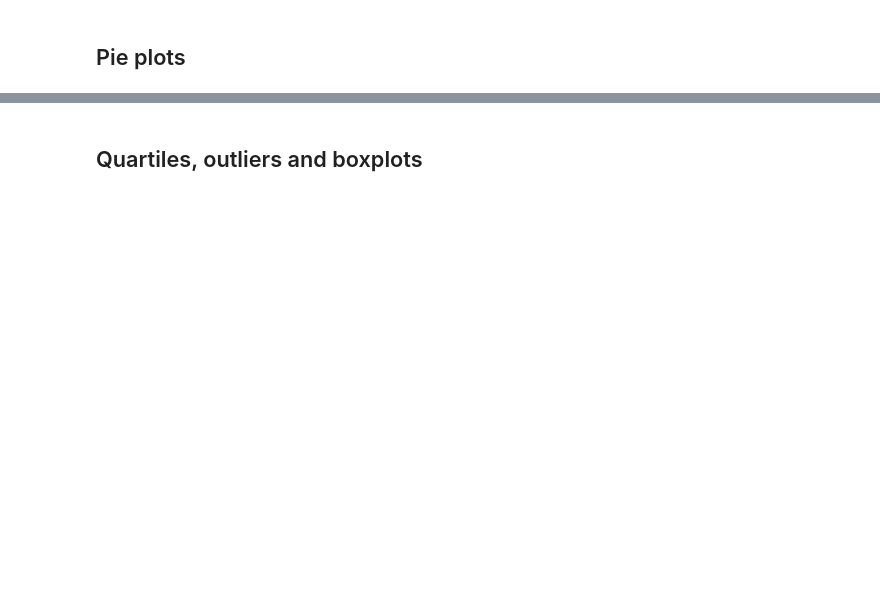
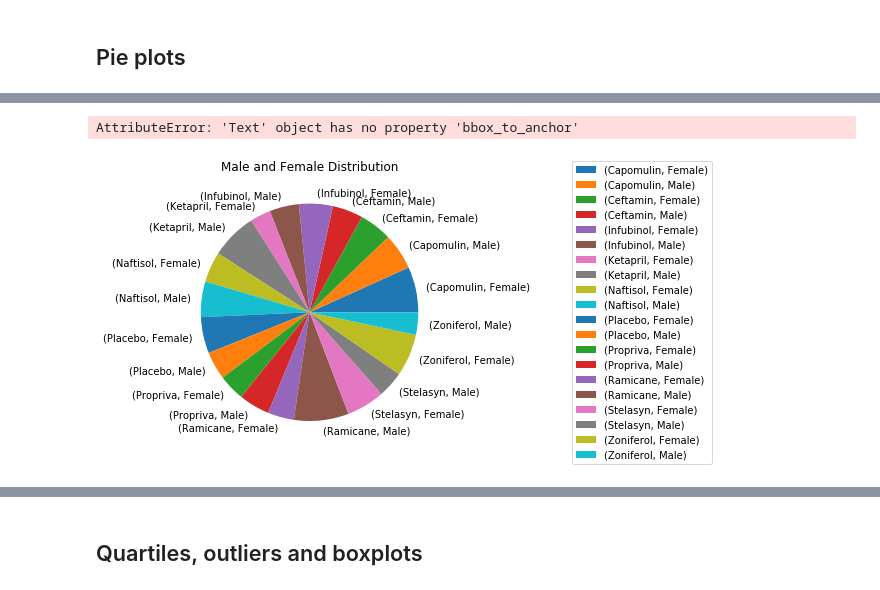
Before and after one commit to Aquanewbie/Brandon-Cornejo-Data-Analytics-HW, a Jupyter notebook: Homework5/Pymaceuticals/pymaceuticals_starter.ipynb, the cells around one changed output, grey strips where cells are left out. Cells and saved outputs as stored; diff of their text form; code cells hidden in the pictures; blank space fills up the shorter version.

```diff
--- a/Homework5/Pymaceuticals/pymaceuticals_starter.ipynb
+++ b/Homework5/Pymaceuticals/pymaceuticals_starter.ipynb
@@ -222,3 +234,7 @@ plt.show()
 ## Pie plots
 # %%
 # Generate a pie plot showing the distribution of female versus male mice using pandas
+SexDistributiondf = mousedatadf.groupby(['Drug Regimen', 'Sex']).count()
+SexDistributiondf
+#Micesex = mousedatadf['Sex'].value_counts()
+#Micesex
@@ -226,0 +260,4 @@ plt.show()
+# %%
+SexCounts = SexDistributiondf['Mouse ID']
+SexCountsdf = pd.DataFrame(SexCounts)
+SexCountsdf
@@ -226,0 +283,10 @@ plt.show()
+# %%
+# Generate a pie plot showing the distribution of female versus male mice using pandas
+
+plot = SexCountsdf.plot.pie(y='Mouse ID', figsize=(5, 5), legend=False)
+plt.title('Male and Female Distribution', color='black')
+plt.legend(loc='right', bbox_to_anchor=(2, 0.5))
+plt.ylabel('' , bbox_to_anchor=(2, 0.5))
+# %% [output]
+AttributeError: 'Text' object has no property 'bbox_to_anchor'
+[figure, added]
```
Also changed, not shown: parts of 13 cells of this notebook.
